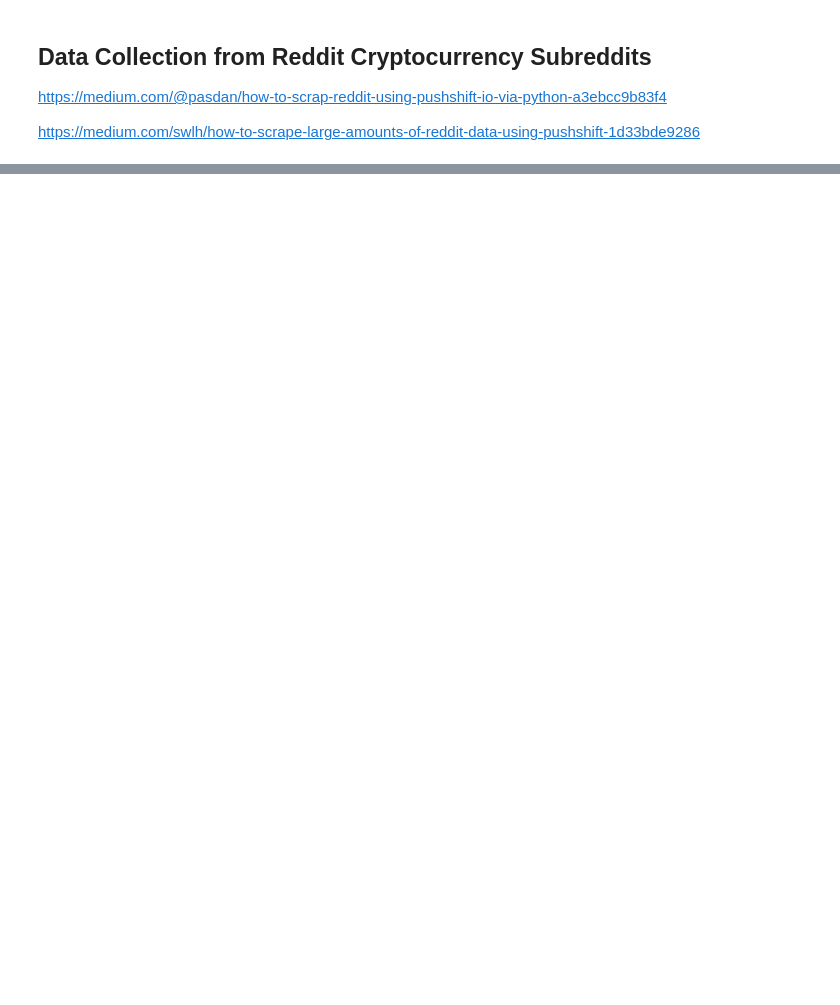
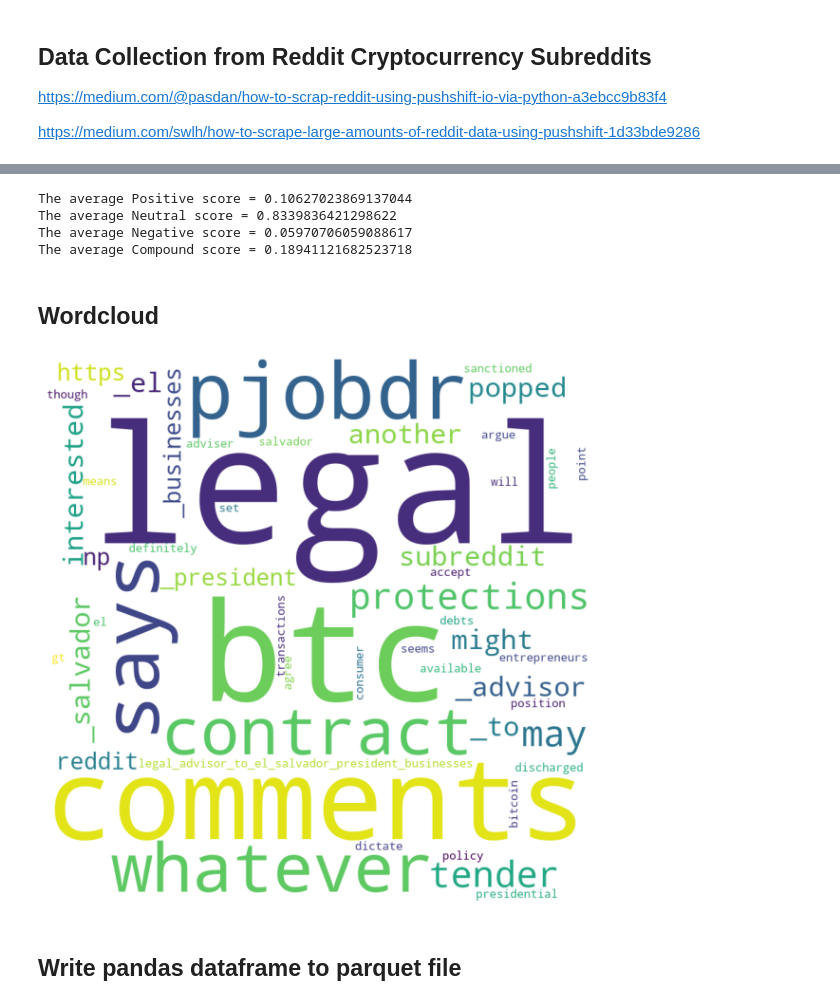
Before and after one commit to dplem/Cryptocurrency-Market-Forecasting, a Jupyter notebook: Notebooks/Data_Collection.ipynb, the cells around one changed output, grey strips where cells are left out. Cells and saved outputs as stored; diff of their text form; code cells hidden in the pictures; blank space fills up the shorter version.

Commit message:
Update Data_Collection.ipynb
Added vader sentiment analysis and wordcloud feature

```diff
--- a/Notebooks/Data_Collection.ipynb
+++ b/Notebooks/Data_Collection.ipynb
@@ -305,0 +170,2 @@ comments_df.to_csv('../Data/Reddit_Comments/Cryptocurrency_09012021.csv', header
+# %%
+clean_df = df
@@ -305,0 +181,3 @@ comments_df.to_csv('../Data/Reddit_Comments/Cryptocurrency_09012021.csv', header
+# %%
+clean_df = clean_df[clean_df['body'].str.contains('Bitcoin|BTC', case=False)]
+clean_df.head()
@@ -305,0 +195,3 @@ comments_df.to_csv('../Data/Reddit_Comments/Cryptocurrency_09012021.csv', header
+# %%
+# creating new column 'polarity' in clean_df
+clean_df['polarity'] = clean_df['body'].apply(pol)
@@ -305,0 +214,5 @@ comments_df.to_csv('../Data/Reddit_Comments/Cryptocurrency_09012021.csv', header
+# %%
+# dropping unessential columns and seperating out 'polarity' dictionary
+df2 = pd.concat([clean_df.drop(['author_fullname', 'author_premium', 'collapsed', 'collapsed_because_crowd_control',
+       'collapsed_reason', 'collapsed_reason_code', 'comment_type', 'controversiality', 'distinguished',
+       'parent_id', 'permalink'], axis=1), clean_df['polarity'].apply(pd.Series)], axis=1)
@@ -306,2 +234,55 @@ comments_df.to_csv('../Data/Reddit_Comments/Cryptocurrency_09012021.csv', header
+# %%
+# print average polarity score for each label
+print('The average Positive score = ' + str(df2['pos'].mean()))
+print('The average Neutral score = ' + str(df2['neu'].mean()))
+print('The average Negative score = ' + str(df2['neg'].mean()))
+print('The average Compound score = ' + str(df2['compound'].mean()))
+# %% [output]
+The average Positive score = 0.10627023869137044
+The average Neutral score = 0.8339836421298622
+The average Negative score = 0.05970706059088617
+The average Compound score = 0.18941121682523718
+# %% [markdown]
+## Wordcloud
+# %%
+#Final word cloud after all the cleaning and pre-processing
+import matplotlib.pyplot as plt
+from wordcloud import WordCloud, STOPWORDS
+comment_words = ' '
+stopwords = set(STOPWORDS)
+
+# iterate through the csv file
+for val in df2.body:
+
+   # typecaste each val to string
+   val = str(val)
+
+   # split the value
+   tokens = val.split()
+
+# Converts each token into lowercase
+for i in range(len(tokens)):
+    tokens[i] = tokens[i].lower()
+
+for words in tokens:
+    comment_words = comment_words + words + ' '
+
+
+wordcloud = WordCloud(width = 800, height = 800,
+            background_color ='white',
+            stopwords = stopwords,
+            min_font_size = 10).generate(comment_words)
+
+# plot the WordCloud image
+plt.figure(figsize = (8, 8), facecolor = None)
+plt.imshow(wordcloud)
+plt.axis("off")
+plt.tight_layout(pad = 0)
+
+plt.show()
+# %% [output]
+[figure, added]
+# %% [markdown]
+## Write pandas dataframe to parquet file
 # %%
 #!pip install pyarrow
```
Also changed, not shown: parts of 41 cells of this notebook.
